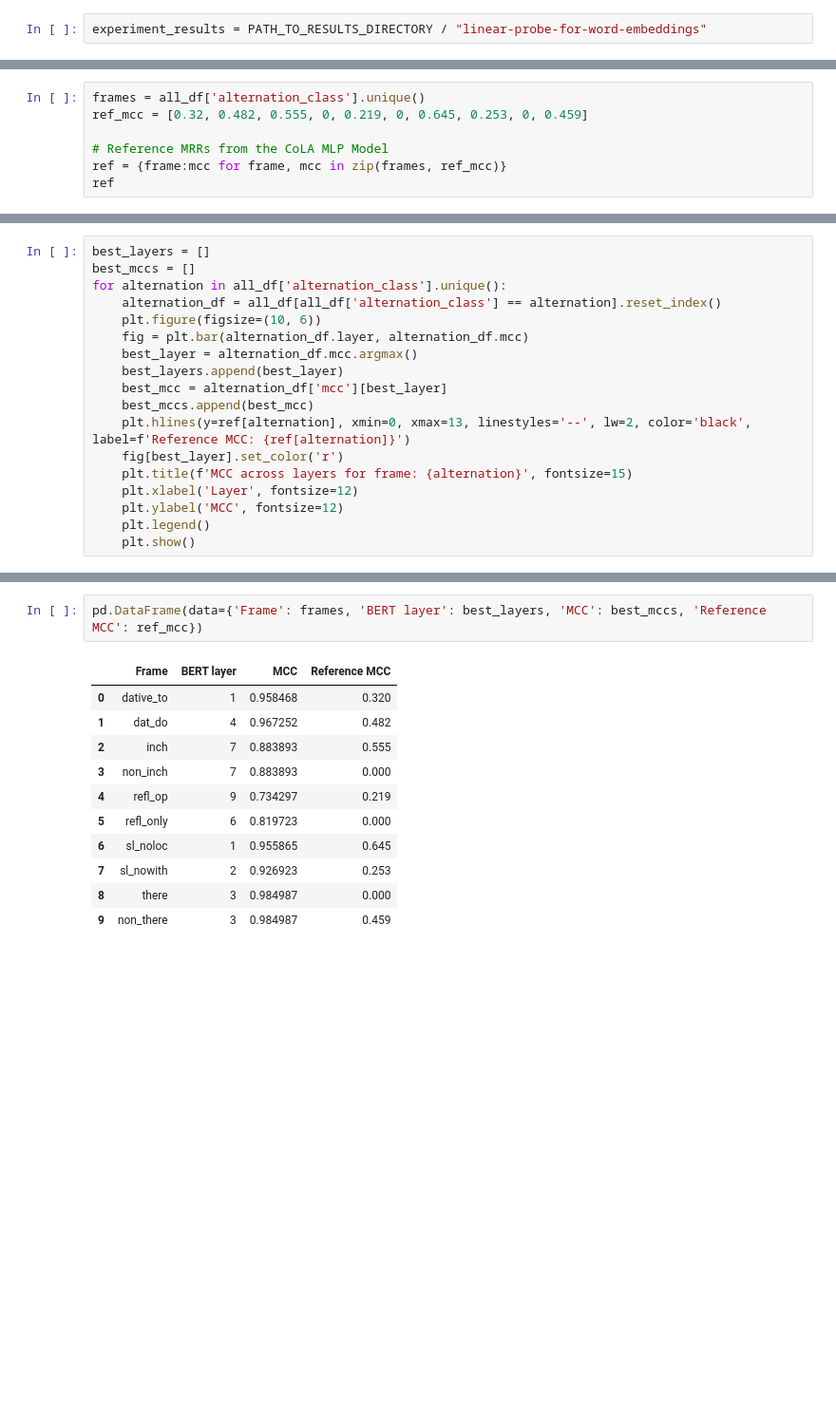
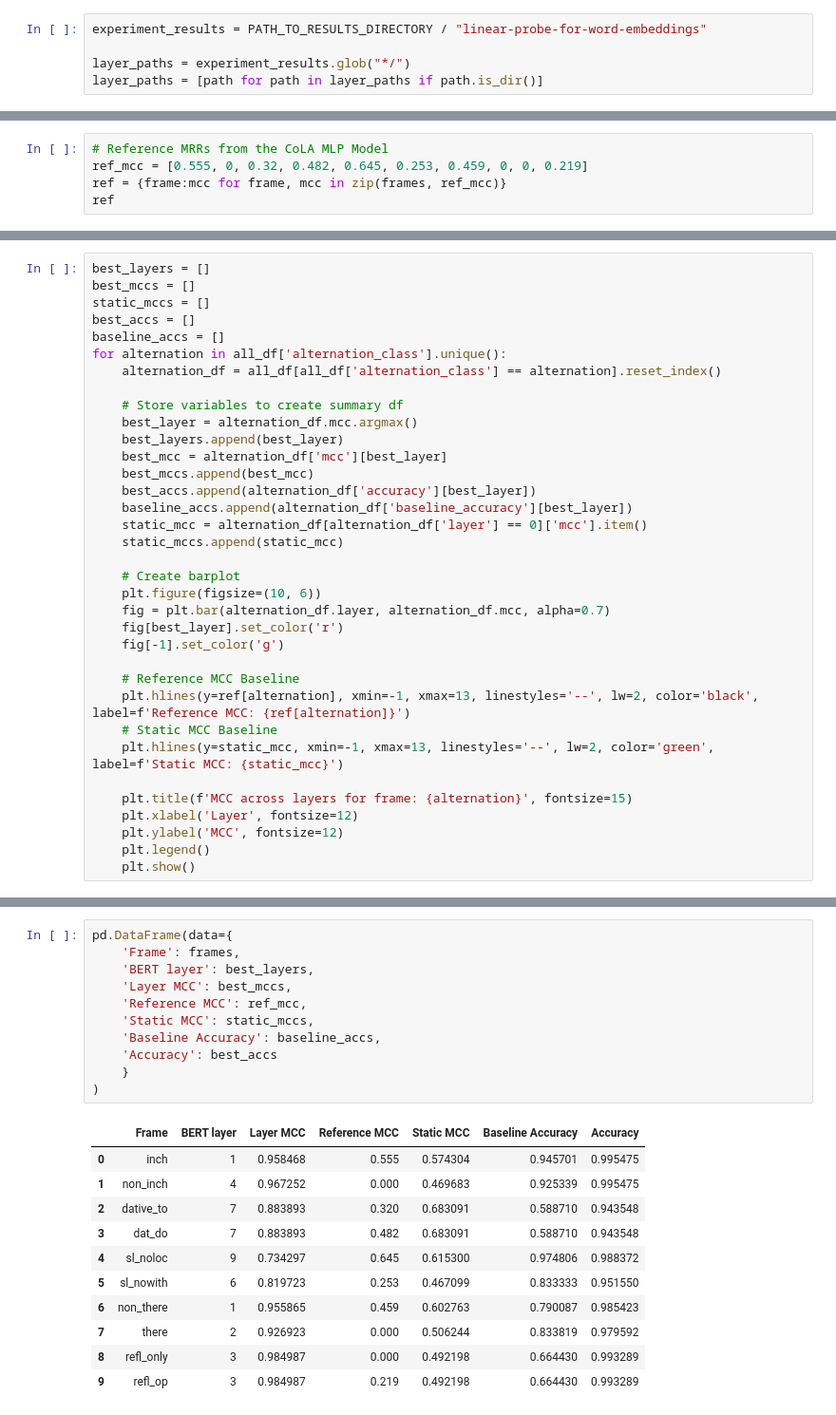
Before and after one commit to kvah/analyzing_verb_alternations_plms, a Jupyter notebook: results/metrics.ipynb, the cells around one changed output, grey strips where cells are left out. Shown: that part at 95% size. Drawn from its saved outputs; the diff is of its cells as text; blank space fills up the shorter version.

```diff
--- a/results/metrics.ipynb
+++ b/results/metrics.ipynb
@@ -16,3 +17,6 @@ import matplotlib.pyplot as plt
 # %%
 experiment_results = PATH_TO_RESULTS_DIRECTORY / "linear-probe-for-word-embeddings"
+
+layer_paths = experiment_results.glob("*/")
+layer_paths = [path for path in layer_paths if path.is_dir()]
 # %%
@@ -34,8 +41,6 @@ all_df = all_df[all_df['alternation_class'].isin(ref_frames)]
 # %%
-frames = all_df['alternation_class'].unique()
-ref_mcc = [0.32, 0.482, 0.555, 0, 0.219, 0, 0.645, 0.253, 0, 0.459]
-
 # Reference MRRs from the CoLA MLP Model
+ref_mcc = [0.555, 0, 0.32, 0.482, 0.645, 0.253, 0.459, 0, 0, 0.219]
 ref = {frame:mcc for frame, mcc in zip(frames, ref_mcc)}
 ref
 # %% [output]
@@ -52,16 +57,33 @@ ref
 # %%
 best_layers = []
 best_mccs = []
+static_mccs = []
+best_accs = []
+baseline_accs = []
 for alternation in all_df['alternation_class'].unique():
     alternation_df = all_df[all_df['alternation_class'] == alternation].reset_index()
-    plt.figure(figsize=(10, 6))
-    fig = plt.bar(alternation_df.layer, alternation_df.mcc)
+
+    # Store variables to create summary df
     best_layer = alternation_df.mcc.argmax()
     best_layers.append(best_layer)
     best_mcc = alternation_df['mcc'][best_layer]
     best_mccs.append(best_mcc)
-    plt.hlines(y=ref[alternation], xmin=0, xmax=13, linestyles='--', lw=2, color='black', label=f'Reference MCC: {ref[alternation]}')
+    best_accs.append(alternation_df['accuracy'][best_layer])
+    baseline_accs.append(alternation_df['baseline_accuracy'][best_layer])
+    static_mcc = alternation_df[alternation_df['layer'] == 0]['mcc'].item()
+    static_mccs.append(static_mcc)
+
+    # Create barplot
+    plt.figure(figsize=(10, 6))
+    fig = plt.bar(alternation_df.layer, alternation_df.mcc, alpha=0.7)
     fig[best_layer].set_color('r')
+    fig[-1].set_color('g')
+
+    # Reference MCC Baseline
+    plt.hlines(y=ref[alternation], xmin=-1, xmax=13, linestyles='--', lw=2, color='black', label=f'Reference MCC: {ref[alternation]}')
+    # Static MCC Baseline
+    plt.hlines(y=static_mcc, xmin=-1, xmax=13, linestyles='--', lw=2, color='green', label=f'Static MCC: {static_mcc}')
+
     plt.title(f'MCC across layers for frame: {alternation}', fontsize=15)
     plt.xlabel('Layer', fontsize=12)
     plt.ylabel('MCC', fontsize=12)
@@ -81,14 +114,23 @@ for alternation in all_df['alternation_class'].unique():
 # %%
-pd.DataFrame(data={'Frame': frames, 'BERT layer': best_layers, 'MCC': best_mccs, 'Reference MCC': ref_mcc})
+pd.DataFrame(data={
+    'Frame': frames,
+    'BERT layer': best_layers,
+    'Layer MCC': best_mccs,
+    'Reference MCC': ref_mcc,
+    'Static MCC': static_mccs,
+    'Baseline Accuracy': baseline_accs,
+    'Accuracy': best_accs
+    }
+)
 # %% [output]
-|  | Frame | BERT layer | MCC | Reference MCC |
-| 0 | dative_to | 1 | 0.958468 | 0.320 |
-| 1 | dat_do | 4 | 0.967252 | 0.482 |
-| 2 | inch | 7 | 0.883893 | 0.555 |
-| 3 | non_inch | 7 | 0.883893 | 0.000 |
-| 4 | refl_op | 9 | 0.734297 | 0.219 |
-| 5 | refl_only | 6 | 0.819723 | 0.000 |
-| 6 | sl_noloc | 1 | 0.955865 | 0.645 |
-| 7 | sl_nowith | 2 | 0.926923 | 0.253 |
-| 8 | there | 3 | 0.984987 | 0.000 |
-| 9 | non_there | 3 | 0.984987 | 0.459 |
+|  | Frame | BERT layer | Layer MCC | Reference MCC | Static MCC | Baseline Accuracy | Accuracy |
+| 0 | inch | 1 | 0.958468 | 0.555 | 0.574304 | 0.945701 | 0.995475 |
+| 1 | non_inch | 4 | 0.967252 | 0.000 | 0.469683 | 0.925339 | 0.995475 |
+| 2 | dative_to | 7 | 0.883893 | 0.320 | 0.683091 | 0.588710 | 0.943548 |
+| 3 | dat_do | 7 | 0.883893 | 0.482 | 0.683091 | 0.588710 | 0.943548 |
+| 4 | sl_noloc | 9 | 0.734297 | 0.645 | 0.615300 | 0.974806 | 0.988372 |
+| 5 | sl_nowith | 6 | 0.819723 | 0.253 | 0.467099 | 0.833333 | 0.951550 |
+| 6 | non_there | 1 | 0.955865 | 0.459 | 0.602763 | 0.790087 | 0.985423 |
+| 7 | there | 2 | 0.926923 | 0.000 | 0.506244 | 0.833819 | 0.979592 |
+| 8 | refl_only | 3 | 0.984987 | 0.000 | 0.492198 | 0.664430 | 0.993289 |
+| 9 | refl_op | 3 | 0.984987 | 0.219 | 0.492198 | 0.664430 | 0.993289 |
```
Also changed, not shown: parts of 5 cells of this notebook.
